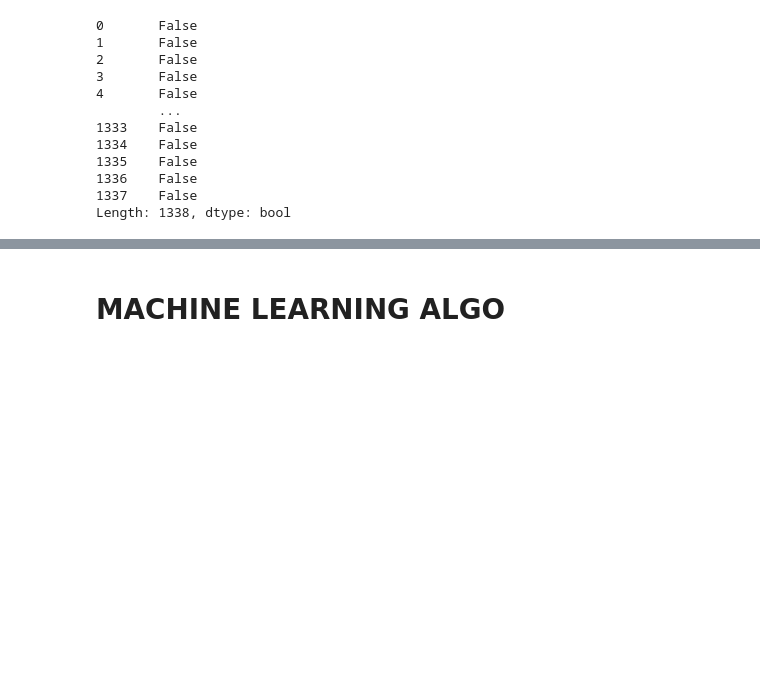
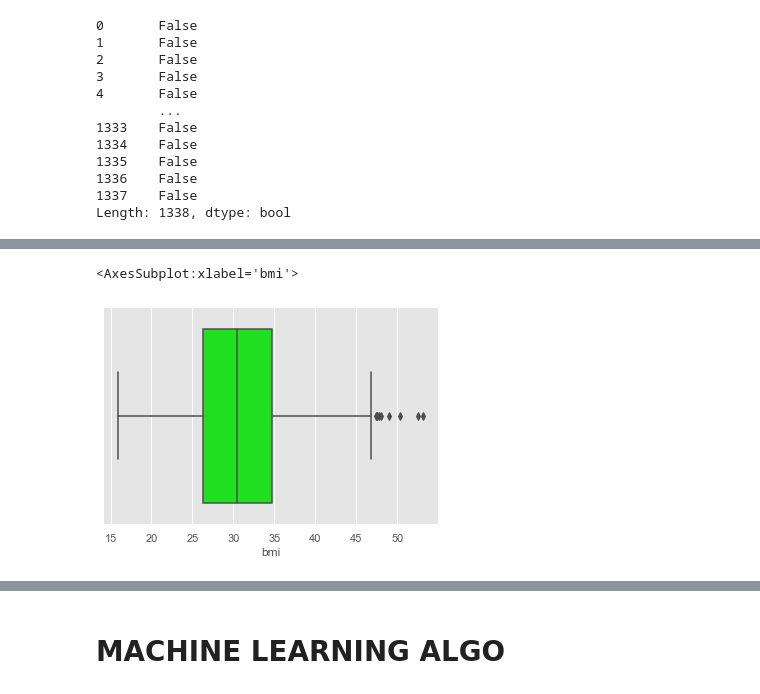
Before and after one commit to Omuk/Fullstack-Data-Analyst, a Jupyter notebook: Learning/practice/solution.ipynb, the cells around one changed output, grey strips where cells are left out. Cells and saved outputs as stored; diff of their text form; code cells hidden in the pictures; blank space fills up the shorter version.

```diff
--- a/Learning/practice/solution.ipynb
+++ b/Learning/practice/solution.ipynb
@@ -61,0 +74,5 @@ Length: 1338, dtype: bool
+# %%
+sns.boxplot(df['bmi'], color='lime')
+# %% [output]
+<AxesSubplot:xlabel='bmi'>
+[figure, added]
```
Also changed, not shown: parts of 34 cells of this notebook, 6 other files.
